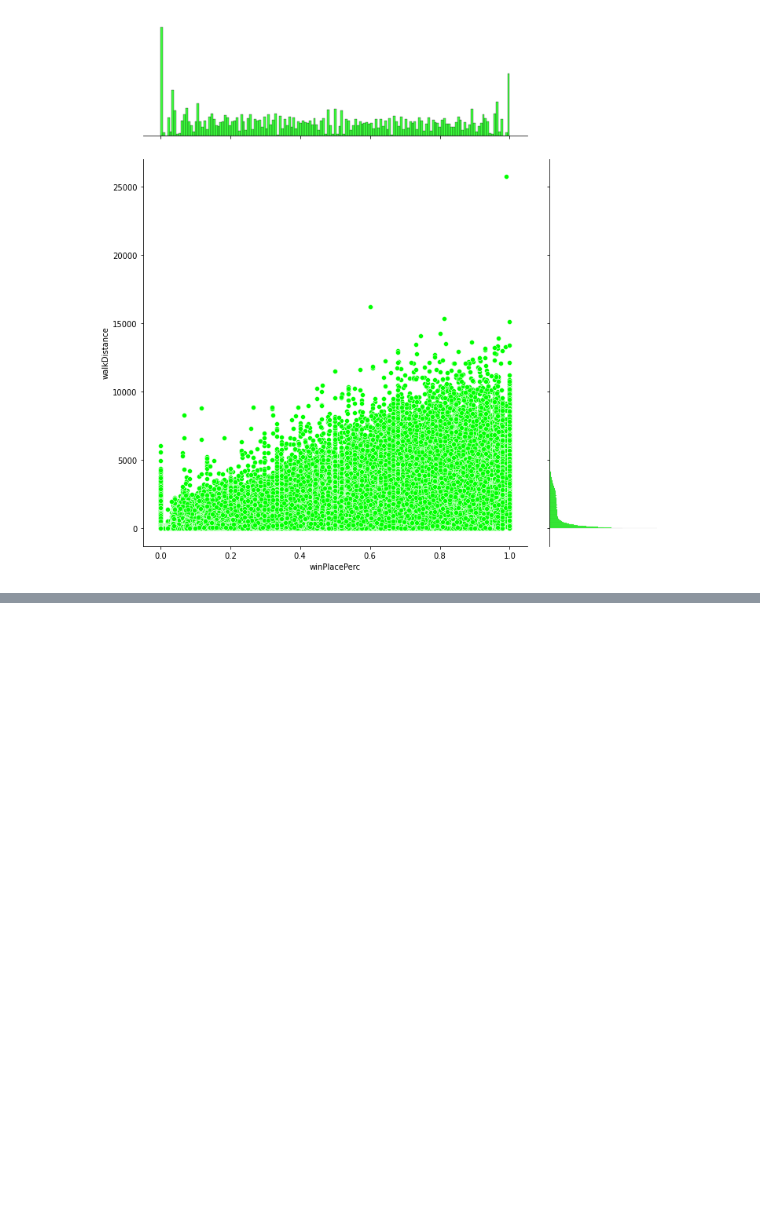
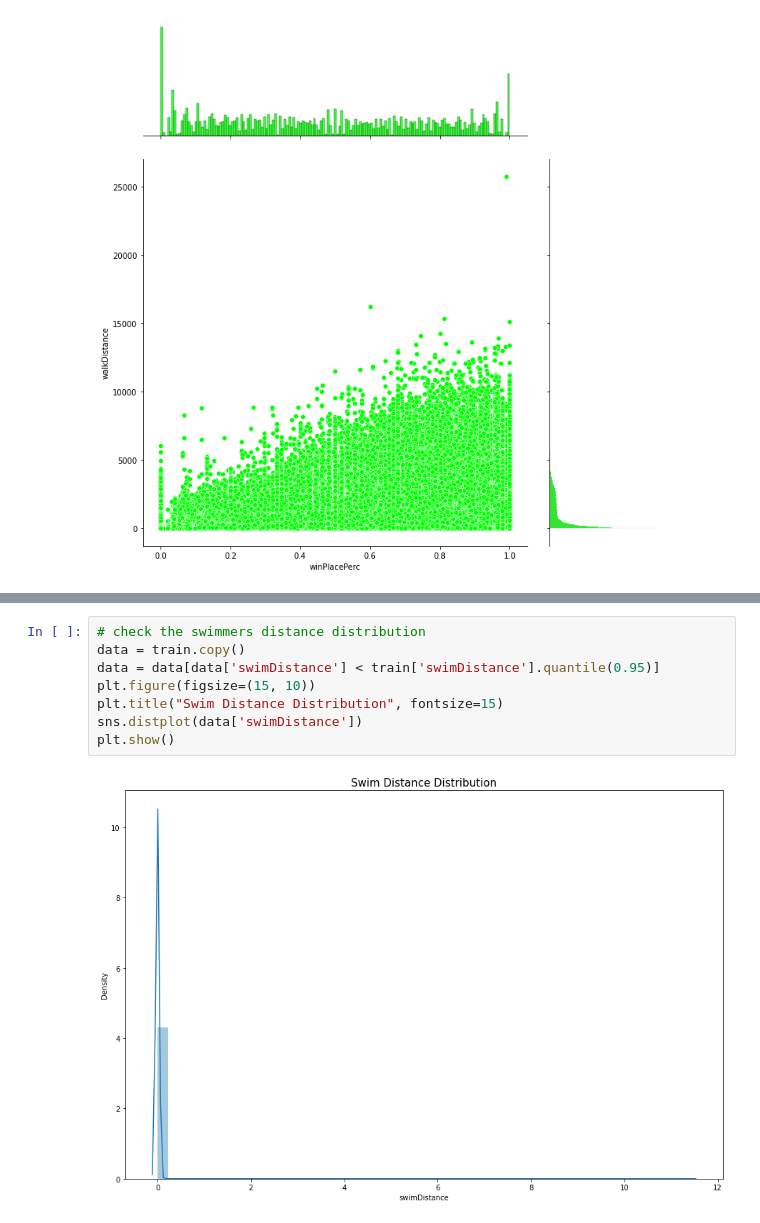
Before and after one commit to rushikeshnaik779/EDA, a Jupyter notebook: EDA_for_PUBG_.ipynb, the cells around one changed output, grey strips where cells are left out. Drawn from its saved outputs; the diff is of its cells as text; blank space fills up the shorter version.

```diff
--- a/EDA_for_PUBG_.ipynb
+++ b/EDA_for_PUBG_.ipynb
@@ -190,0 +219,10 @@ plt.show()
+# %%
+# check the swimmers distance distribution
+data = train.copy()
+data = data[data['swimDistance'] < train['swimDistance'].quantile(0.95)]
+plt.figure(figsize=(15, 10))
+plt.title("Swim Distance Distribution", fontsize=15)
+sns.distplot(data['swimDistance'])
+plt.show()
+# %% [output]
+[figure, added]
```
Also changed, not shown: parts of 10 cells of this notebook.
